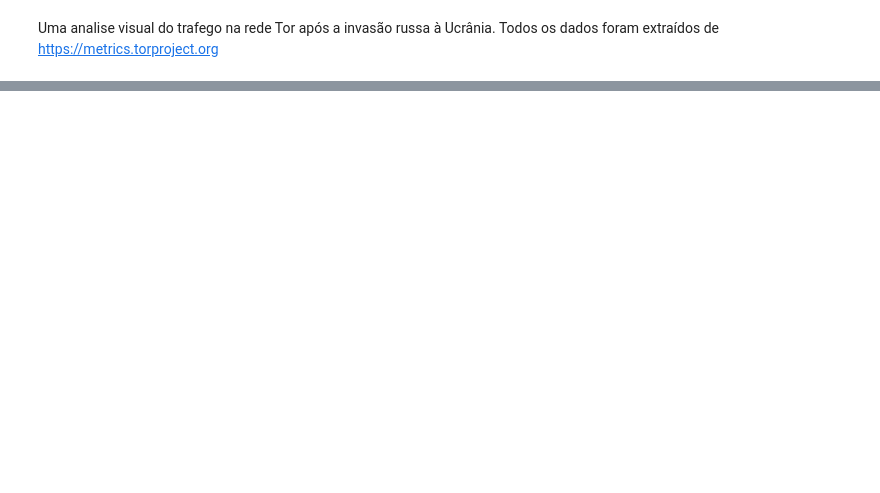
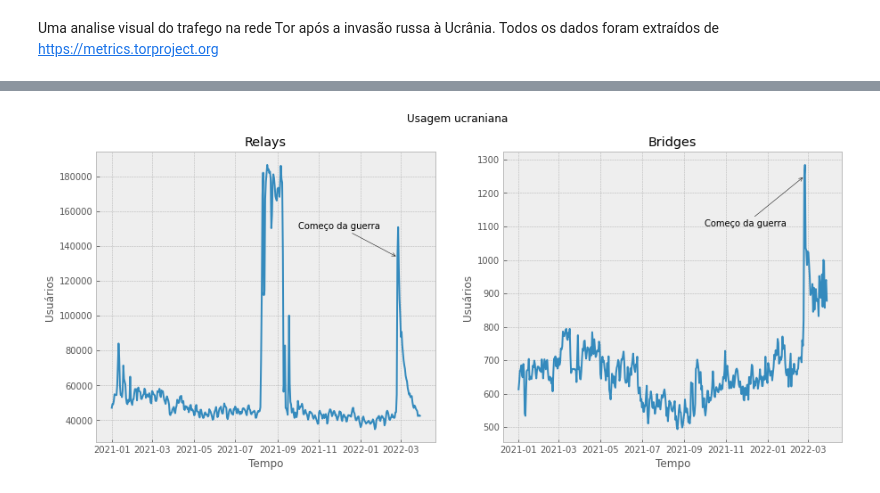
Before and after one commit to luccagodooy/tor-ukr-rus, a Jupyter notebook: main.ipynb, the cells around one changed output, grey strips where cells are left out. Cells and saved outputs as stored; diff of their text form; code cells hidden in the pictures; blank space fills up the shorter version.

```diff
--- a/main.ipynb
+++ b/main.ipynb
@@ -55 +57,22 @@ porcentagem(bridgeUa['users'].loc['2022-02-24'], bridgeUa['users'].loc['2022-02-
+# %%
+start = '2021-01-01'
+relayUa_ytd, bridgeUa_ytd = relayUa[start:], bridgeUa[start:]
+
+# Plot of Ukrainian stats
+fig, ax = plt.subplots(1, 2, sharex=True, figsize=(15, 6))
+fig.suptitle('Usagem ucraniana')
+#plt.style.use('bmh')
+#plt.title('Usagem ucraniana da rede Tor')
+
+snsviz(ax[0], relayUa_ytd, 'date', 'users', 'Tempo', 'Usuários', 'Relays')
+plotAnnotate(ax[0], 'Começo da guerra', pd.Timestamp('2022-02-24'), relayUa['users'].loc['2022-02-24'], pd.Timestamp('2021-10-01'), 150000, \
+    '->', 'black')
+
+snsviz(ax[1], bridgeUa_ytd, 'date', 'users', 'Tempo', 'Usuários', 'Bridges')
+plotAnnotate(ax[1], 'Começo da guerra', pd.Timestamp('2022-02-24'), bridgeUa['users'].loc['2022-02-24'], pd.Timestamp('2021-10-01'), 1100, \
+    '->', 'black')
+
+plt.savefig('usagemUcrania.png')
+# %% [output]
+[figure, added]
 # %%
```
Also changed, not shown: parts of 7 cells of this notebook.
